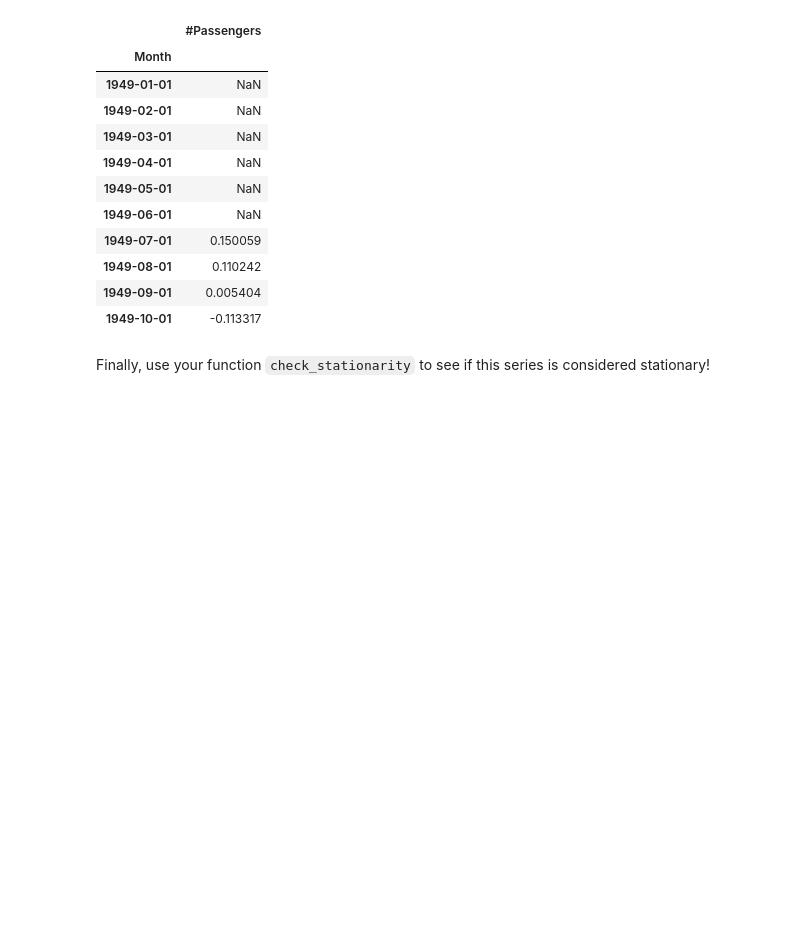
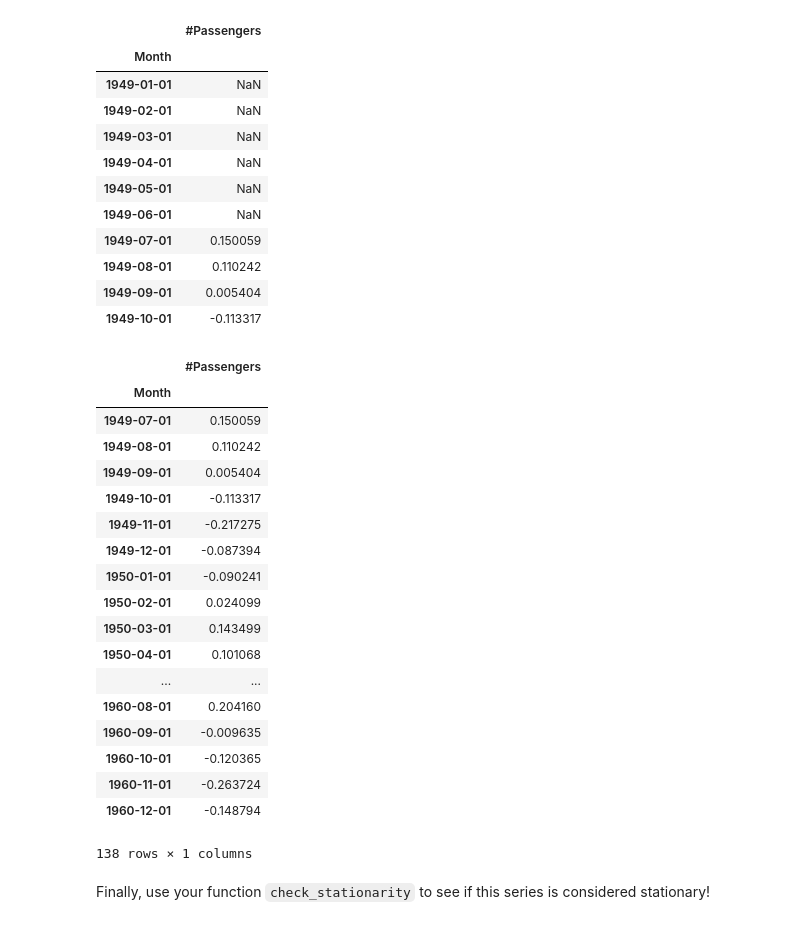
Before and after one commit to harrisonhardin/dsc-removing-trends-lab-houston-ds-042219, a Jupyter notebook: index.ipynb, the cells around one changed output. Saved outputs shown, nothing was run; the diff lists cells and outputs as text; code cells hidden in the pictures; blank space fills up the shorter version.

```diff
--- a/index.ipynb
+++ b/index.ipynb
@@ -148,7 +148,28 @@ MAisrolmean.head(10)
 | 1949-10-01 | -0.113317 |
 # %%
 # Drop the NaN values from timeseries calculated above
+MAisrolmean.dropna(inplace=True)
 MAisrolmean
+# %% [output]
+|  | #Passengers |
+| Month |  |
+| 1949-07-01 | 0.150059 |
+| 1949-08-01 | 0.110242 |
+| 1949-09-01 | 0.005404 |
+| 1949-10-01 | -0.113317 |
+| 1949-11-01 | -0.217275 |
+| 1949-12-01 | -0.087394 |
+| 1950-01-01 | -0.090241 |
+| 1950-02-01 | 0.024099 |
+| 1950-03-01 | 0.143499 |
+| 1950-04-01 | 0.101068 |
+| ... | ... |
+| 1960-08-01 | 0.204160 |
+| 1960-09-01 | -0.009635 |
+| 1960-10-01 | -0.120365 |
+| 1960-11-01 | -0.263724 |
+| 1960-12-01 | -0.148794 |
+138 rows × 1 columns
 # %%
 # Plot the result
 # %% [markdown]
```
